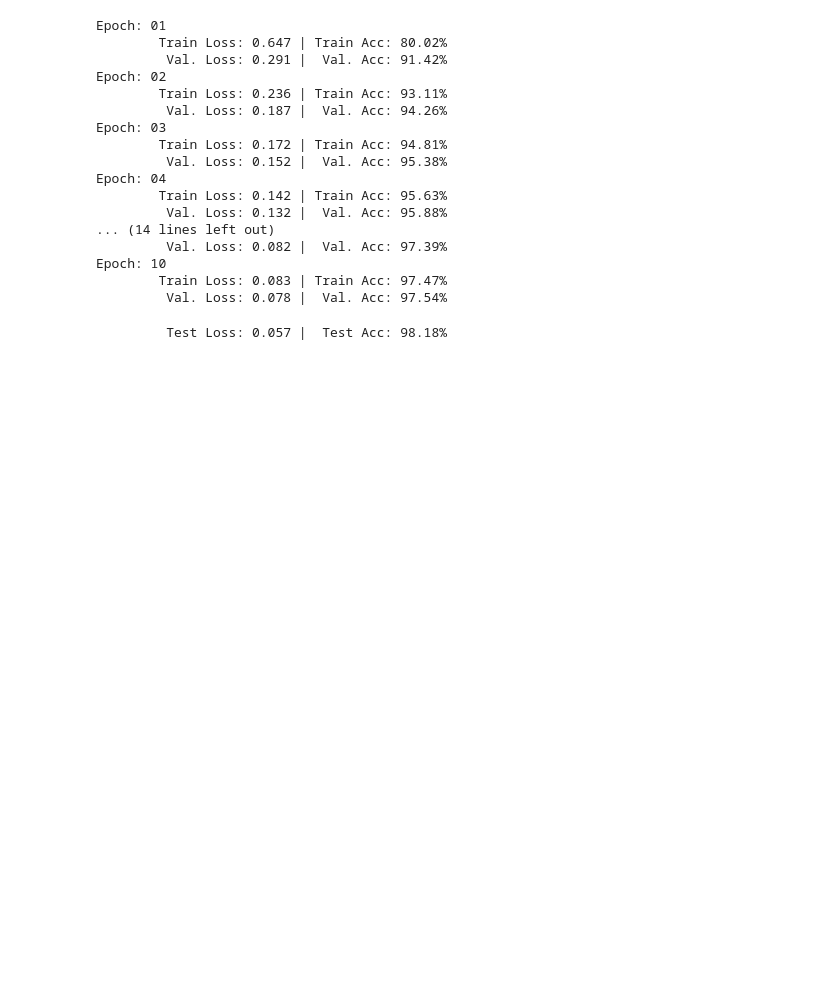
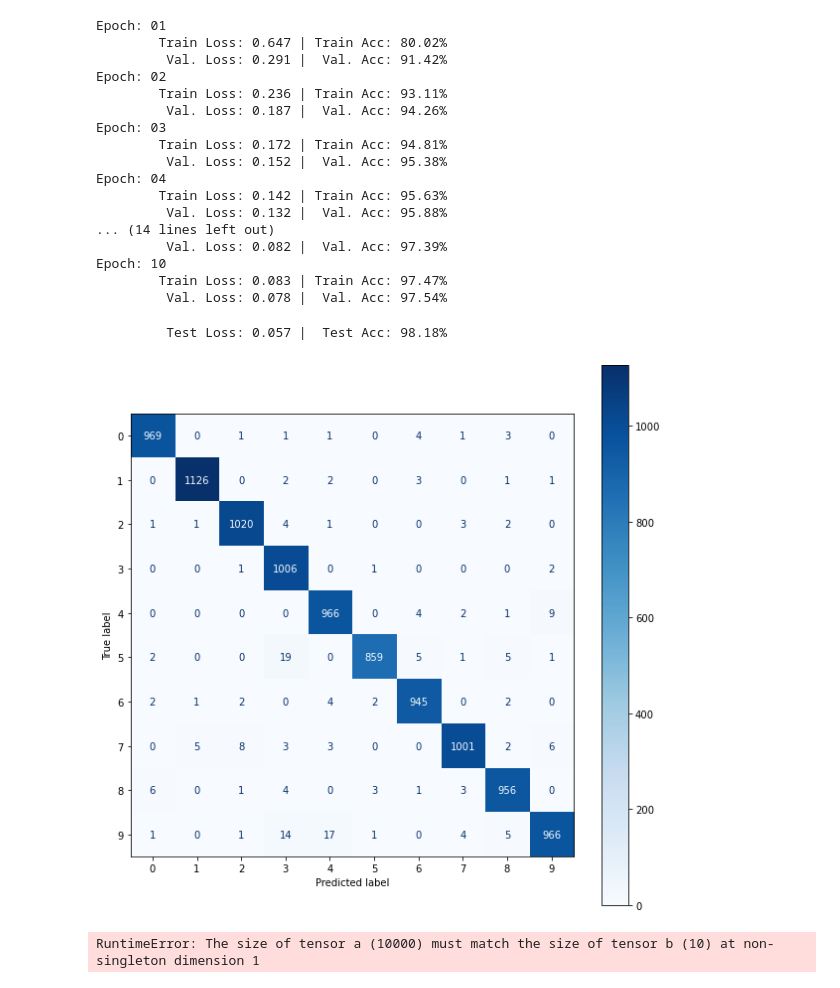
Before and after one commit to TyroneZ3/pytorch-course, a Jupyter notebook: 5.image-classification/mlp.ipynb, the cells around one changed output. Drawn from its saved outputs; the diff is of its cells as text; code cells hidden in the pictures; blank space fills up the shorter version.

```diff
--- a/5.image-classification/mlp.ipynb
+++ b/5.image-classification/mlp.ipynb
@@ -238,3 +238,43 @@ test_loss, test_acc = evaluate(model, test_iterator, criterion, device)
 print(f'\t Test Loss: {test_loss:.3f} |  Test Acc: {test_acc*100:.2f}%')
 # %% [output]
          Test Loss: 0.057 |  Test Acc: 98.18%
+# %%
+import torch.nn.functional as F
+
+def get_prediction(model, iterator, device):
+    model.eval()
+
+    images, labels, preds = [], [], []
+
+    with torch.no_grad():
+        for image, label in iterator:
+            image = image.to(device)
+
+            pred, _ = model(image)
+            pred = F.softmax(pred, dim=-1)
+            # pred = torch.argmax(pred, dim=-1)
+
+            images.append(image.cpu())
+            labels.append(label)
+            preds.append(pred.cpu())
+
+    images = torch.cat(images, dim=0)
+    labels = torch.cat(labels, dim=0)
+    preds = torch.cat(preds, dim=0)
+
+    return images, labels, preds
+# %%
+from sklearn import metrics
+
+def plot_confusion_matrix(labels, preds):
+    fig = plt.figure(figsize = (10, 10));
+    ax = fig.add_subplot(1, 1, 1);
+    cm = metrics.confusion_matrix(labels, preds, dim=1);
+    cm = metrics.ConfusionMatrixDisplay(cm, display_labels = range(10));
+    cm.plot(values_format = 'd', cmap = 'Blues', ax = ax)
+# %%
+images, labels, preds = get_prediction(model, test_iterator, device)
+
+plot_confusion_matrix(labels, torch.argmax(preds, dim=1))
+# %% [output]
+[figure, added]
@@ -240,0 +298,13 @@ print(f'\t Test Loss: {test_loss:.3f} |  Test Acc: {test_acc*100:.2f}%')
+# %%
+corrects = torch.eq(labels, preds)
+
+incorrect_examples = []
+for image, label, pred, correct in zip(images, labels, preds, corrects):
+    if not correct:
+        incorrect_examples.append((images, label, pred))
+
+incorrect_examples.sort(reverse=True, key=lambda x: torch.max(x[2], dim=0).values)
+
+incorrect_examples[0][2]
+# %% [output]
+RuntimeError: The size of tensor a (10000) must match the size of tensor b (10) at non-singleton dimension 1
```
Also changed, not shown: parts of 2 cells of this notebook.
